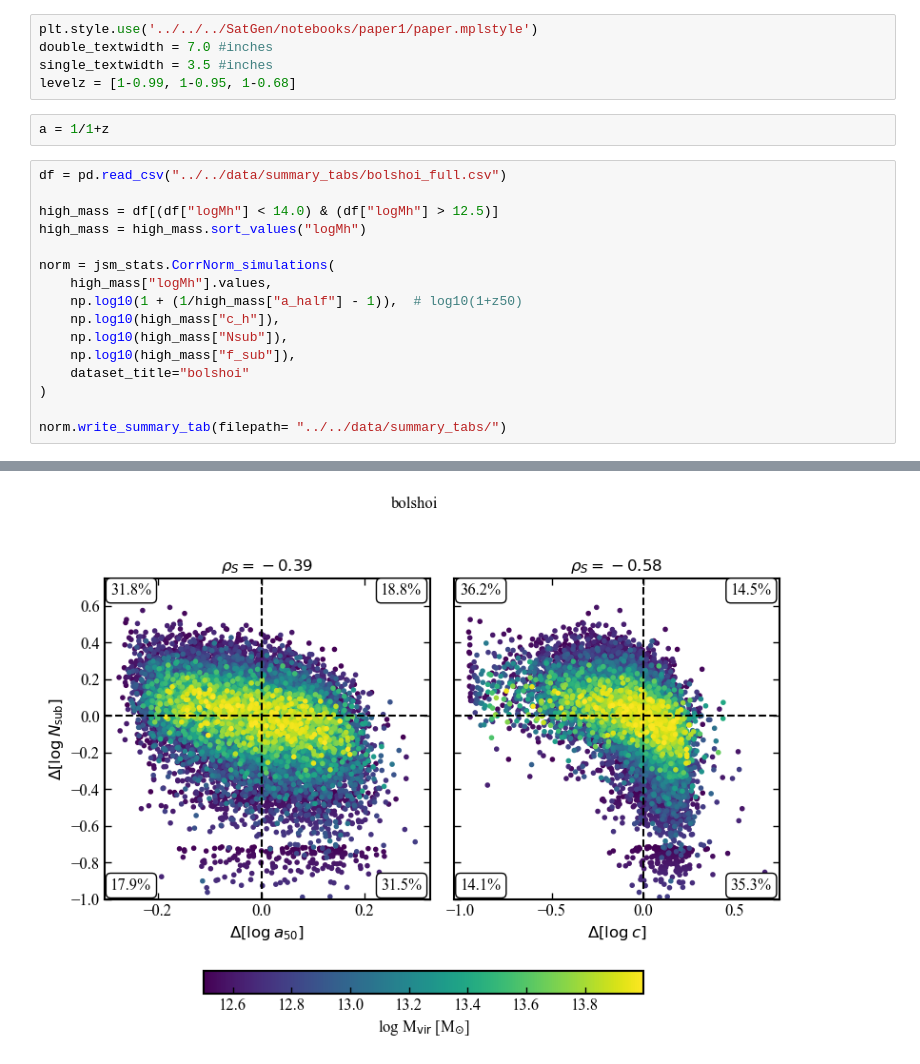
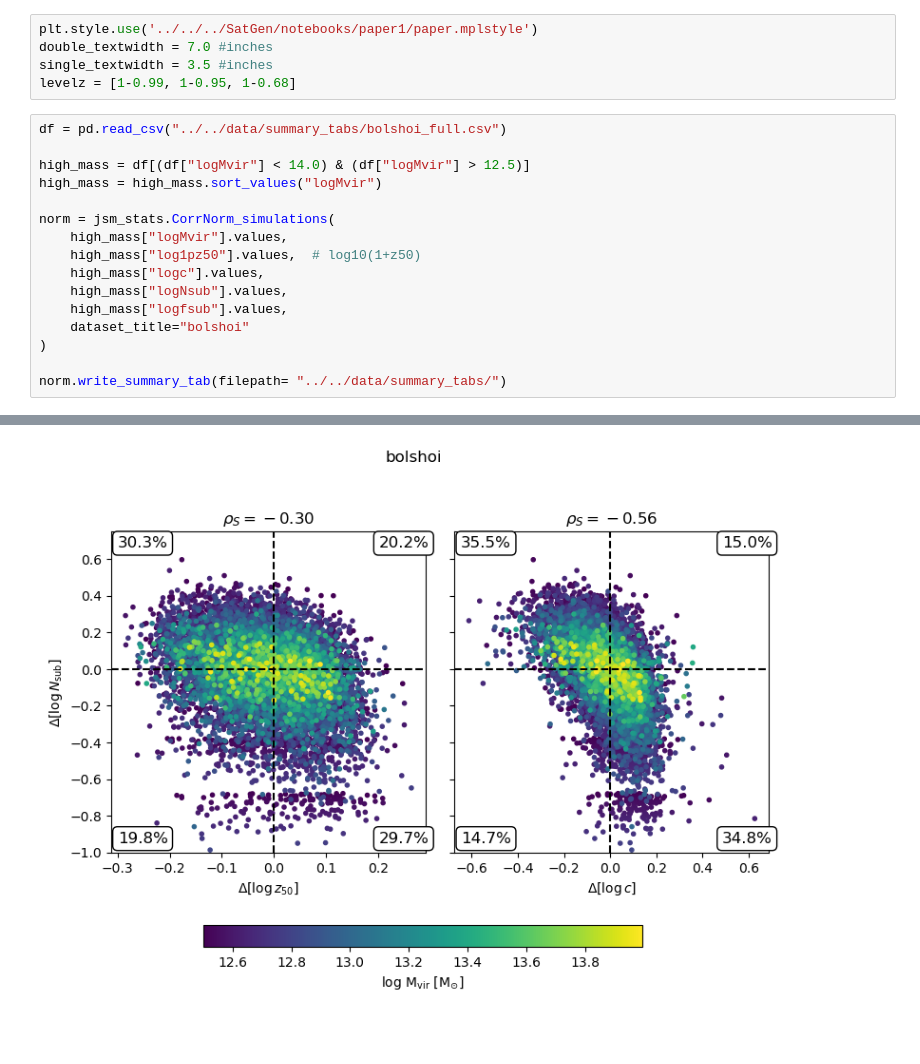
Before and after one commit to jsmonzon/MassSpec, a Jupyter notebook: notebooks/abundance/simulation_data.ipynb, the cells around one changed output, grey strips where cells are left out. Cells and saved outputs as stored; diff of their text form; blank space fills up the shorter version.

```diff
--- a/notebooks/abundance/simulation_data.ipynb
+++ b/notebooks/abundance/simulation_data.ipynb
@@ -31,20 +31,18 @@ plt.style.use('../../../SatGen/notebooks/paper1/paper.mplstyle')
 double_textwidth = 7.0 #inches
 single_textwidth = 3.5 #inches
 levelz = [1-0.99, 1-0.95, 1-0.68]
-# %%
-a = 1/1+z
 # %%
 df = pd.read_csv("../../data/summary_tabs/bolshoi_full.csv")
 
-high_mass = df[(df["logMh"] < 14.0) & (df["logMh"] > 12.5)]
-high_mass = high_mass.sort_values("logMh")
+high_mass = df[(df["logMvir"] < 14.0) & (df["logMvir"] > 12.5)]
+high_mass = high_mass.sort_values("logMvir")
 
 norm = jsm_stats.CorrNorm_simulations(
-    high_mass["logMh"].values,
-    np.log10(1 + (1/high_mass["a_half"] - 1)),  # log10(1+z50)
-    np.log10(high_mass["c_h"]),
-    np.log10(high_mass["Nsub"]),
-    np.log10(high_mass["f_sub"]),
+    high_mass["logMvir"].values,
+    high_mass["log1pz50"].values,  # log10(1+z50)
+    high_mass["logc"].values,
+    high_mass["logNsub"].values,
+    high_mass["logfsub"].values,
     dataset_title="bolshoi"
 )
 
@@ -54 +52 @@ norm.write_summary_tab(filepath= "../../data/summary_tabs/")
-[figure, old version]
+[figure, new version]
```
Also changed, not shown: parts of 1 cell of this notebook, 26 other files.
